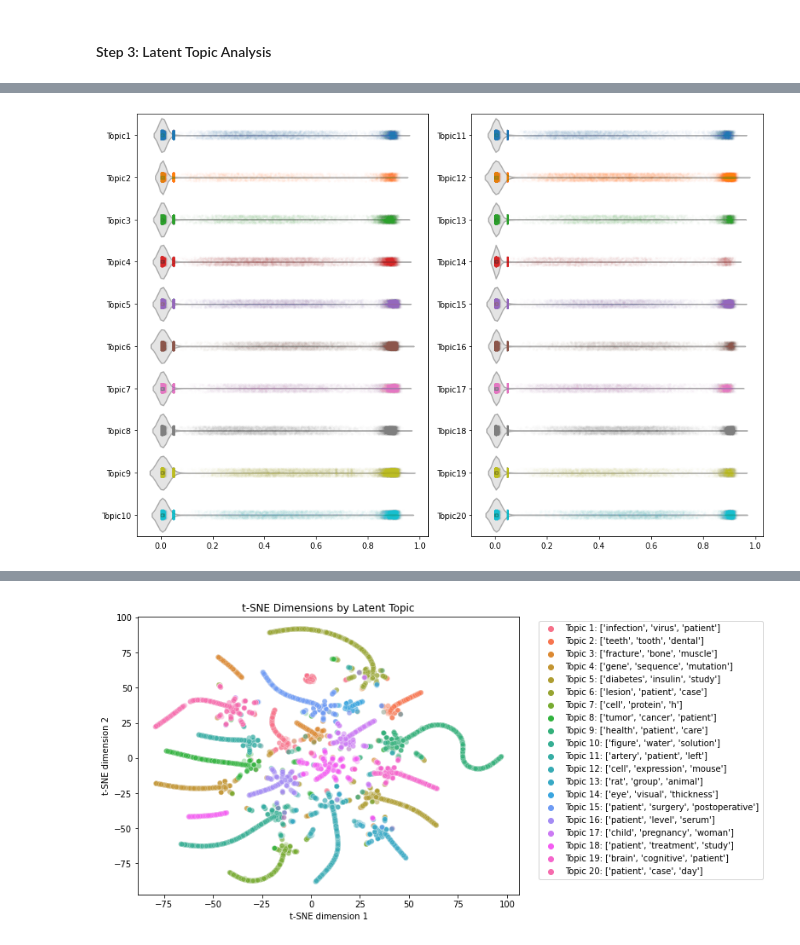
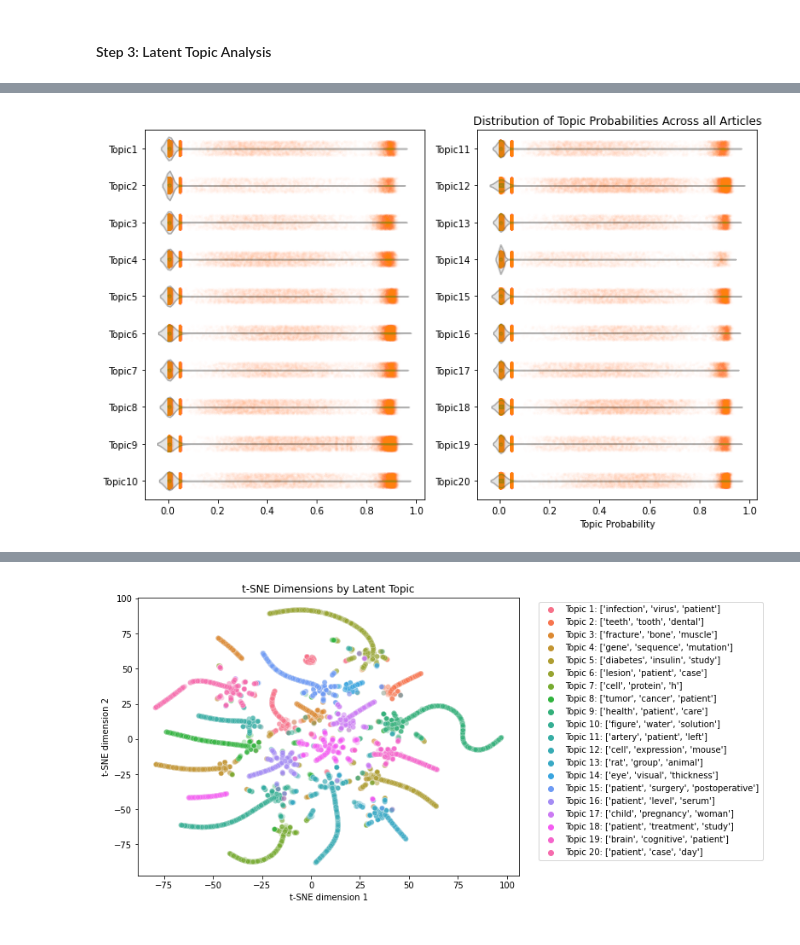
Before and after one commit to mlkimmins/OSCAR, a Jupyter notebook: topic_modeling.ipynb, the cells around one changed output, grey strips where cells are left out. Drawn from its saved outputs; the diff is of its cells as text; code cells hidden in the pictures.

Commit message:
Replaced hist with barplot, deleted corr heatmap because there basically was no correlation, changed formatting on violin plot

```diff
--- a/topic_modeling.ipynb
+++ b/topic_modeling.ipynb
@@ -64,6 +64,7 @@ custom_stop_words = text.ENGLISH_STOP_WORDS.union([
     "ml","l","dl","oz", # volume
     "nm","mm","cm","m","ft", # length
     "c","f" # temperature
+    "p","h" # other
     ])
 
 # Encode data with TF-IDF
@@ -172,18 +181,20 @@ plt.show()
 # %%
 # Violinplot to show distribution of probabilties
 topic_probs = df_articles.loc[:, "Topic1":]
 
-fig, axs = plt.subplots(nrows=1, ncols=2, figsize=(12,8))
+fig, axs = plt.subplots(nrows=1, ncols=2, figsize=(10,6))
 for i in range(2):
     if i == 0:
-        sns.violinplot(data=topic_probs.iloc[:,0:int(n_topics/2)], color="lightgray", scale="width", orient='h', ax=axs[i])
+        sns.violinplot(data=topic_probs.iloc[:,0:int(n_topics/2)], color="lightgray", orient='h', ax=axs[i])
         plt.setp(axs[i].collections, alpha=.6)
-        sns.stripplot(data=topic_probs.iloc[:,0:int(n_topics/2)], alpha=0.01, size=3, orient='h', ax=axs[i])
+        sns.stripplot(data=topic_probs.iloc[:,0:int(n_topics/2)], color="tab:orange", alpha=0.01, size=3, orient='h', jitter=0.2, ax=axs[i])
     else:
-        sns.violinplot(data=topic_probs.iloc[:, int(n_topics/2):], color="lightgray", scale="width", orient='h', ax=axs[i])
+        sns.violinplot(data=topic_probs.iloc[:, int(n_topics/2):], color="lightgray", orient='h', ax=axs[i])
         plt.setp(axs[i].collections, alpha=.6)
-        sns.stripplot(data=topic_probs.iloc[:, int(n_topics/2):], alpha=0.01, size=3, orient='h', ax=axs[i])
+        sns.stripplot(data=topic_probs.iloc[:, int(n_topics/2):], color="tab:orange", alpha=0.01, size=3, orient='h', jitter=0.2, ax=axs[i])
 plt.tight_layout()
+plt.xlabel("Topic Probability")
+plt.title("Distribution of Topic Probabilities Across all Articles")
 plt.show()
 # %% [output]
-[figure, old version]
+[figure, new version]
```
Also changed, not shown: parts of 3 cells of this notebook.
